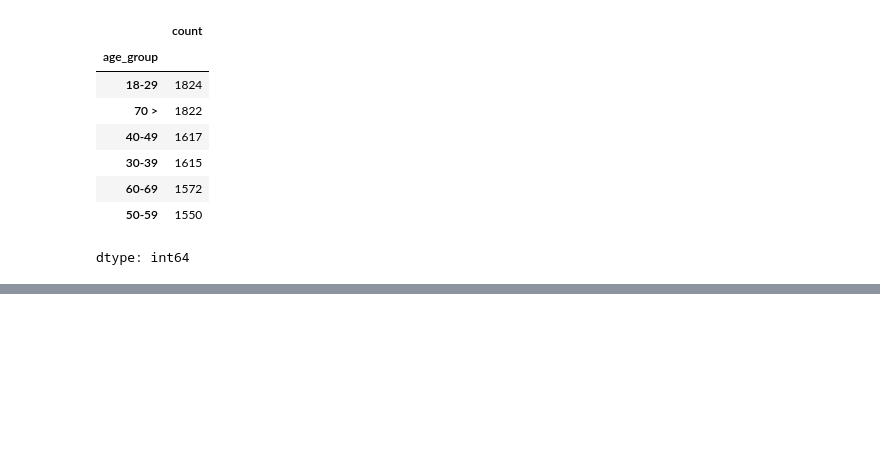
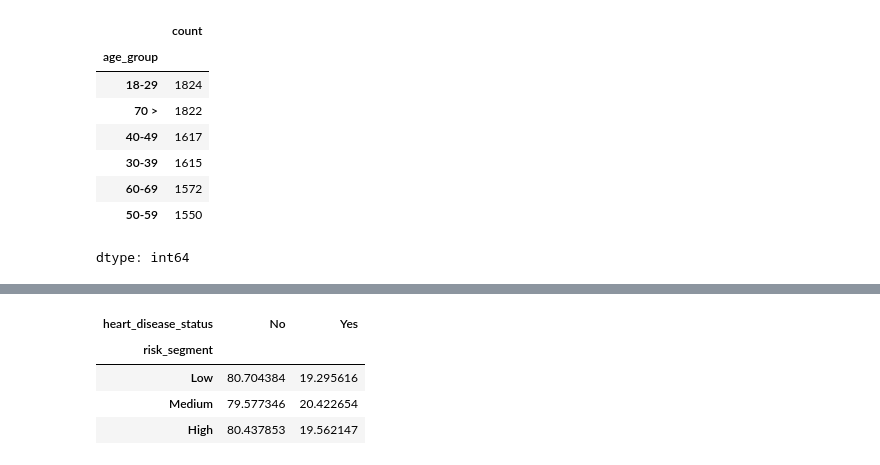
Before and after one commit to mochaheree/heart_disease-portofolio, a Jupyter notebook: notebook/01_python_cleaning_preparation.ipynb, the cells around one changed output, grey strips where cells are left out. Cells and saved outputs as stored; diff of their text form; code cells hidden in the pictures; blank space fills up the shorter version.

```diff
--- a/notebook/01_python_cleaning_preparation.ipynb
+++ b/notebook/01_python_cleaning_preparation.ipynb
@@ -264,0 +333,8 @@ dtype: int64
+# %%
+pd.crosstab(df["risk_segment"], df["heart_disease_status"], normalize="index") * 100
+# %% [output]
+| heart_disease_status | No | Yes |
+| risk_segment |  |  |
+| Low | 80.704384 | 19.295616 |
+| Medium | 79.577346 | 20.422654 |
+| High | 80.437853 | 19.562147 |
```
Also changed, not shown: parts of 5 cells of this notebook.
